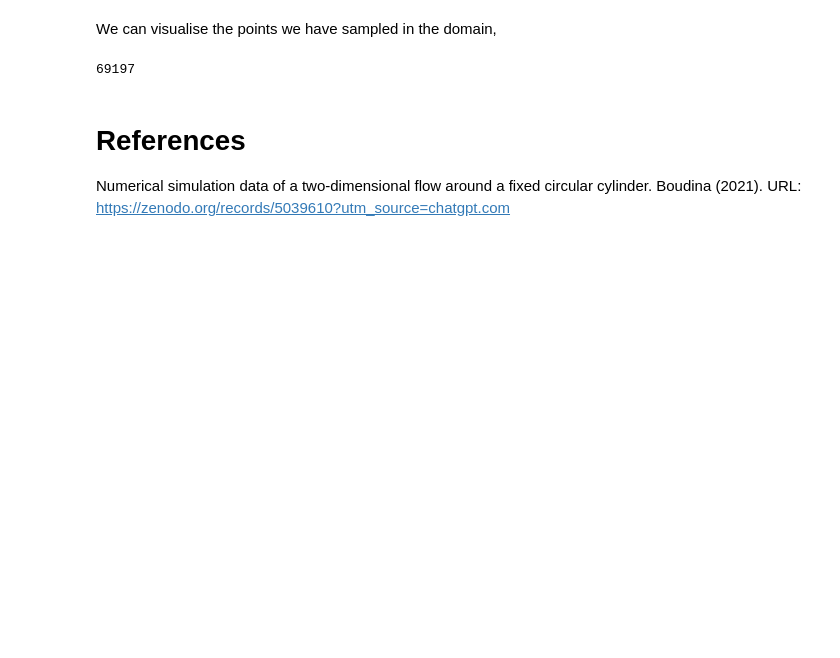
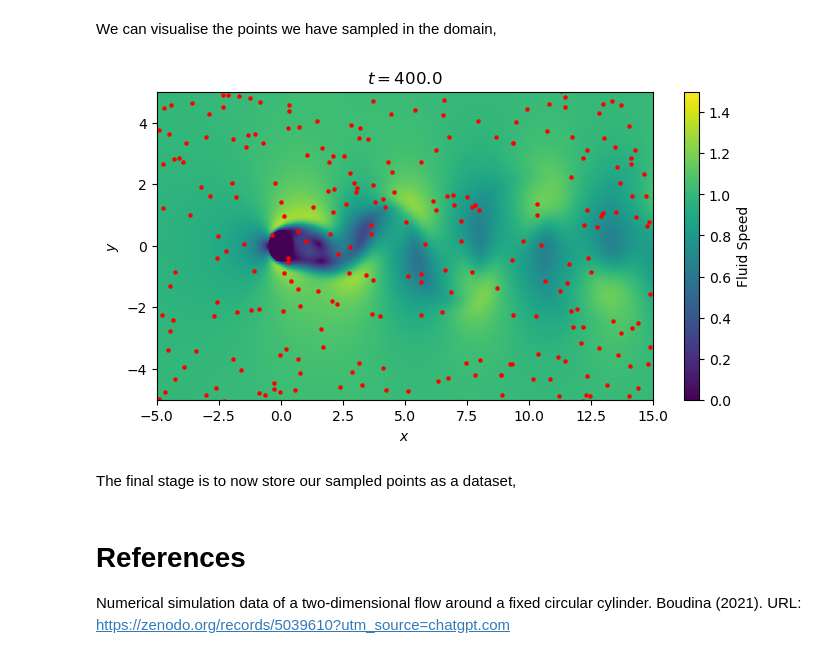
Before and after one commit to prithvi-ramrucha/pinn-cylinder-flow, a Jupyter notebook: simulation.ipynb, the cells around one changed output. Cells and saved outputs as stored; diff of their text form; code cells hidden in the pictures; blank space fills up the shorter version.

Commit message:
finished LHS algorithm. next step is to sample the boundary.

```diff
--- a/simulation.ipynb
+++ b/simulation.ipynb
@@ -114,7 +114,7 @@ There are a few things to consider when creating the animation. There are `200`
 Let us create a dataset by sampling $N$ number of points from the entire spatial-temporal domain $\Omega$ using Latin Hypercube Sampling (LHS). We consider a region of interest (ROI) near the cylinder defined by $-5 \leq x \leq 15$ and $-5 \leq y \leq 5$.
 # %%
 # Number of sample points,
-N_sample = 10000
+N_sample = 100000
 
 # Defining ROI,
 x_min, x_max = -5, 15
@@ -163,6 +145,45 @@ p_sampled = np.array(p_sampled)
+# %%
+# Formatting data,
+x_sampled, y_sampled, t_sampled = samples.T
+t_idxs = np.searchsorted(t, t_sampled) # <-- Mapping each sampled time coordinate.
+xy_nodes = np.row_stack((x[0], y[0])).T
+
+# Building tree,
+tree = cKDTree(xy_nodes)
+
+# Vectorised spatial lookup,
+query_points = np.column_stack((x_sampled, y_sampled))
+_, sampled_node_idxs = tree.query(query_points)
+
+# Vectorised field extraction,
+u_sampled = u[t_idxs, sampled_node_idxs]
+v_sampled = v[t_idxs, sampled_node_idxs]
+p_sampled = p[t_idxs, sampled_node_idxs]
 # %% [markdown]
 We can visualise the points we have sampled in the domain,
-# %%
-idx
-# %% [output]
-69197
+# %%
+# Finding nodes which were sampled at a given time t,
+time_idx = 0
+selected_sample_idxs = np.where(t_idxs == time_idx)[0]
+selected_node_idxs = sampled_node_idxs[selected_sample_idxs]
+nodes_x = x[time_idx][selected_node_idxs]
+nodes_y = y[time_idx][selected_node_idxs]
+
+# Computing speed grid (initial time),
+speed_grid, t_snap, X_grid, Y_grid = compute_speed_grid(u, v, p, x, y, t, time_idx=time_idx)
+
+# Plotting,
+plt.figure(figsize=(8, 4))
+plt.pcolormesh(X_grid, Y_grid, speed_grid, shading="auto", cmap="viridis", vmin=0, vmax=1.5)
+plt.colorbar(label="Fluid Speed")
+plt.scatter(x=nodes_x, y=nodes_y, s=5, color="red")
+plt.xlim((x_min, x_max))
+plt.ylim((y_min, y_max))
+plt.xlabel("$x$")
+plt.ylabel("$y$")
+plt.title(f"$t={t_snap}$")
+plt.show()
+# %% [output]
+[figure, added]
+# %% [markdown]
+The final stage is to now store our sampled points as a dataset,
```
Also changed, not shown: parts of 5 cells of this notebook.
